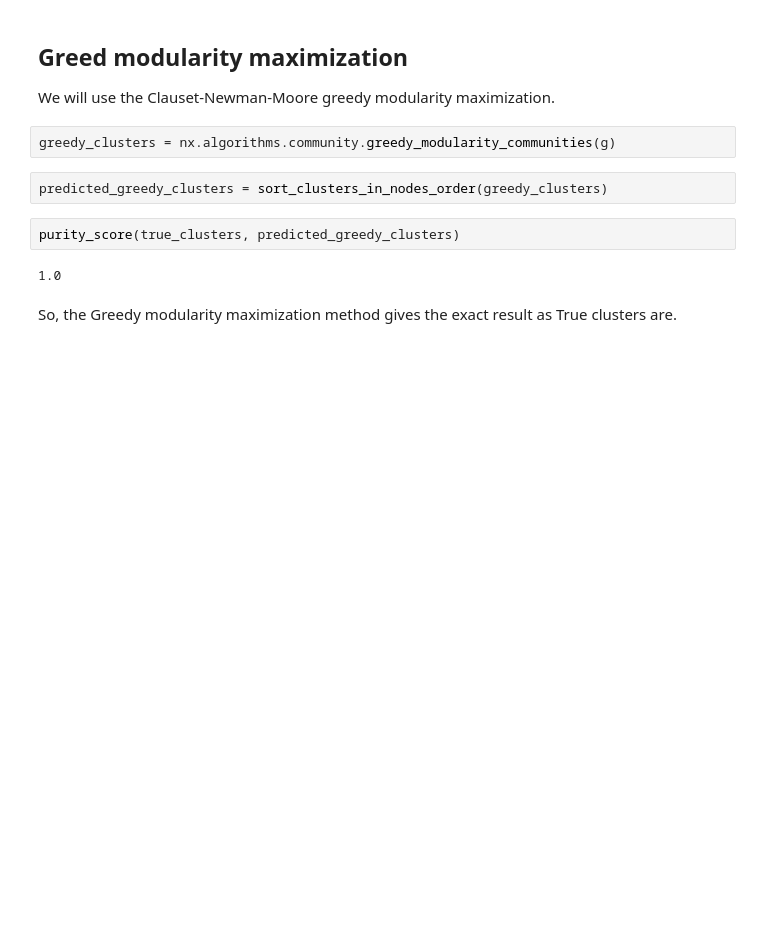
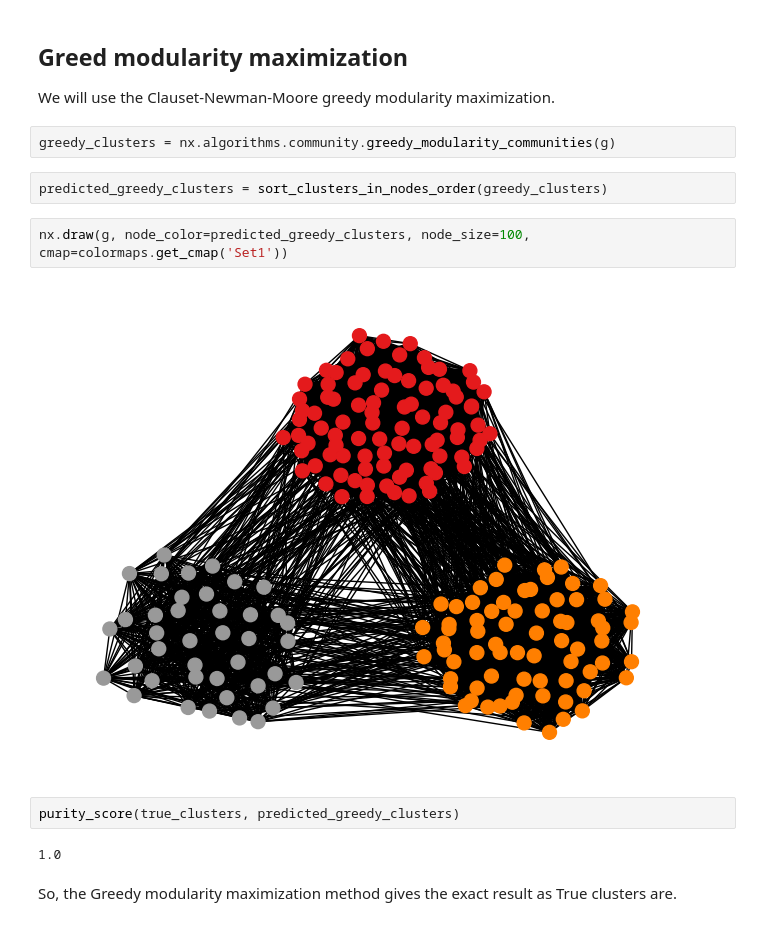
Before and after one commit to JavaStudentAlex/NS, a Jupyter notebook: Assignments/Assignment_3/Solution.ipynb, the cells around one changed output. Saved outputs shown, nothing was run; the diff lists cells and outputs as text; blank space fills up the shorter version.

```diff
--- a/Assignments/Assignment_3/Solution.ipynb
+++ b/Assignments/Assignment_3/Solution.ipynb
@@ -82,6 +96,10 @@ We will use the Clauset-Newman-Moore greedy modularity maximization.
 greedy_clusters = nx.algorithms.community.greedy_modularity_communities(g)
 # %%
 predicted_greedy_clusters = sort_clusters_in_nodes_order(greedy_clusters)
+# %%
+nx.draw(g, node_color=predicted_greedy_clusters, node_size=100, cmap=colormaps.get_cmap('Set1'))
+# %% [output]
+[figure, added]
 # %%
 purity_score(true_clusters, predicted_greedy_clusters)
 # %% [output]
```
Also changed, not shown: parts of 41 cells of this notebook.
